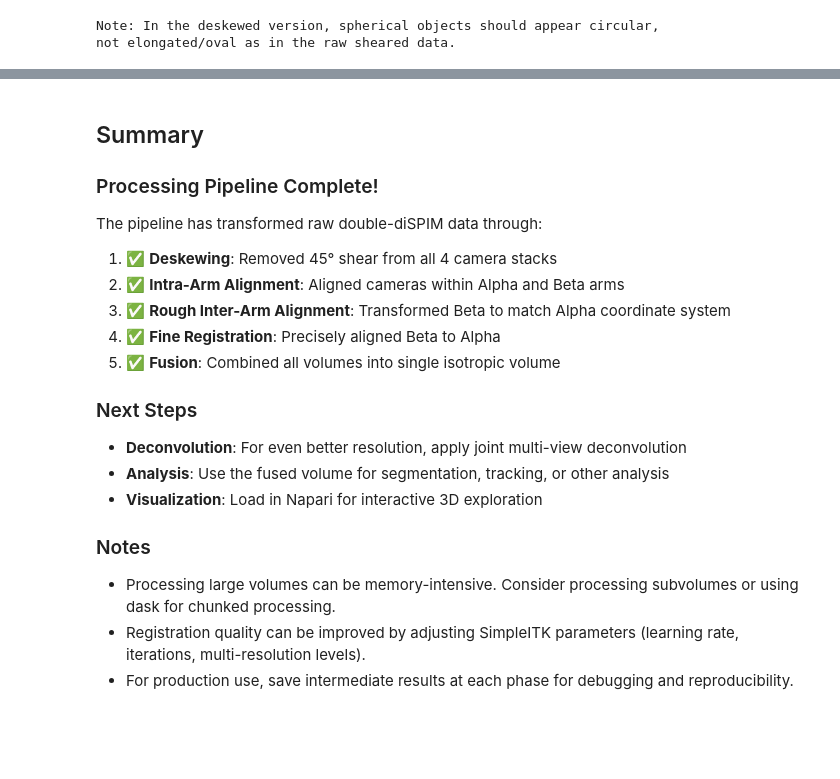
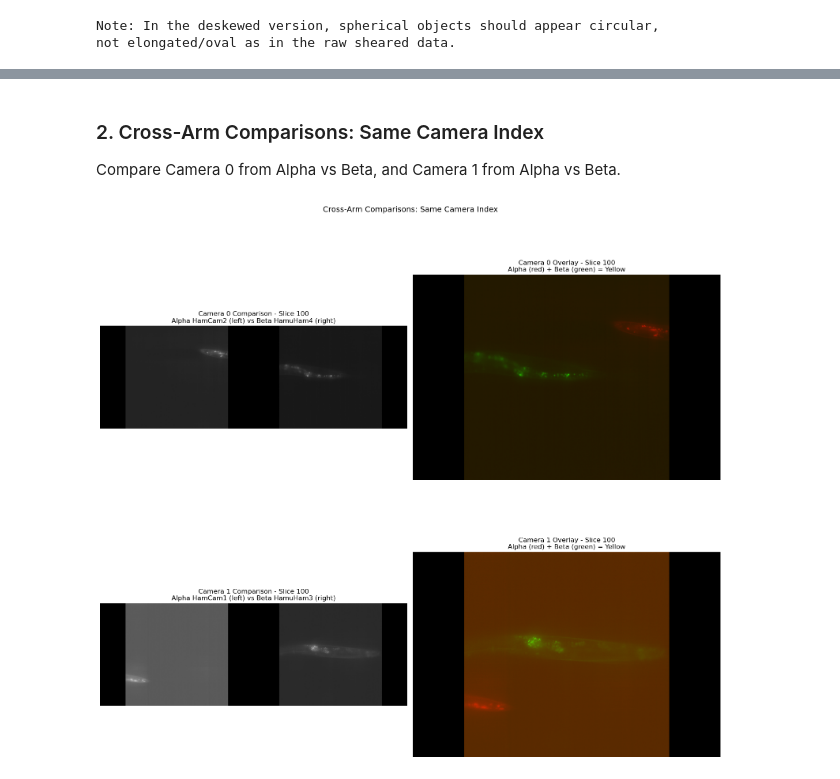
Before and after one commit to qsimeon/dispim_data, a Jupyter notebook: dispim_processing.ipynb, the cells around one changed output, grey strips where cells are left out. Drawn from its saved outputs; the diff is of its cells as text; code cells hidden in the pictures; blank space fills up the shorter version.

```diff
--- a/dispim_processing.ipynb
+++ b/dispim_processing.ipynb
@@ -793,24 +424,55 @@ Save the processed volumes for further analysis or visualization in other tools
-# %% [markdown]
-## Summary
-
-### Processing Pipeline Complete!
-
-The pipeline has transformed raw double-diSPIM data through:
-
-1. ✅ **Deskewing**: Removed 45° shear from all 4 camera stacks
-2. ✅ **Intra-Arm Alignment**: Aligned cameras within Alpha and Beta arms
-3. ✅ **Rough Inter-Arm Alignment**: Transformed Beta to match Alpha coordinate system
-4. ✅ **Fine Registration**: Precisely aligned Beta to Alpha
-5. ✅ **Fusion**: Combined all volumes into single isotropic volume
-
-### Next Steps
-
-- **Deconvolution**: For even better resolution, apply joint multi-view deconvolution
-- **Analysis**: Use the fused volume for segmentation, tracking, or other analysis
-- **Visualization**: Load in Napari for interactive 3D exploration
-
-### Notes
-
-- Processing large volumes can be memory-intensive. Consider processing subvolumes or using dask for chunked processing.
-- Registration quality can be improved by adjusting SimpleITK parameters (learning rate, iterations, multi-resolution levels).
-- For production use, save intermediate results at each phase for debugging and reproducibility.
+# %% [markdown]
+### 2. Cross-Arm Comparisons: Same Camera Index
+
+Compare Camera 0 from Alpha vs Beta, and Camera 1 from Alpha vs Beta.
+# %%
+if alpha_data is not None:
+    slice_idx = alpha_cam0_deskewed.shape[0] // 2
+
+    fig, axes = plt.subplots(2, 2, figsize=(16, 16))
+
+    # Camera 0: Alpha vs Beta side-by-side
+    frame_cam0, _, _, _, _ = create_side_by_side_frame(
+        alpha_cam0_deskewed[slice_idx, :, :],
+        beta_cam0_deskewed[slice_idx, :, :],
+        normalize=False
+    )
+    axes[0, 0].imshow(frame_cam0, cmap='gray', vmin=0, vmax=1)
+    axes[0, 0].set_title(f'Camera 0 Comparison - Slice {slice_idx}\nAlpha {alpha_meta["channel_names"][0]} (left) vs Beta {beta_meta["channel_names"][0]} (right)', fontsize=12)
+    axes[0, 0].axis('off')
+
+    # Camera 0: Alpha vs Beta overlay
+    overlay_cam0 = np.zeros((alpha_cam0_deskewed.shape[1], alpha_cam0_deskewed.shape[2], 3))
+    alpha_cam0_scaled, _, _ = scale_image_for_display(alpha_cam0_deskewed[slice_idx, :, :])
+    beta_cam0_scaled, _, _ = scale_image_for_display(beta_cam0_deskewed[slice_idx, :, :])
+    overlay_cam0[:, :, 0] = alpha_cam0_scaled  # Red = Alpha
+    overlay_cam0[:, :, 1] = beta_cam0_scaled   # Green = Beta
+    axes[0, 1].imshow(overlay_cam0, aspect='equal')
+    axes[0, 1].set_title(f'Camera 0 Overlay - Slice {slice_idx}\nAlpha (red) + Beta (green) = Yellow', fontsize=12)
+    axes[0, 1].axis('off')
+
+    # Camera 1: Alpha vs Beta side-by-side
+    frame_cam1, _, _, _, _ = create_side_by_side_frame(
+        alpha_cam1_deskewed[slice_idx, :, :],
+        beta_cam1_deskewed[slice_idx, :, :],
+        normalize=False
+    )
+    axes[1, 0].imshow(frame_cam1, cmap='gray', vmin=0, vmax=1)
+    axes[1, 0].set_title(f'Camera 1 Comparison - Slice {slice_idx}\nAlpha {alpha_meta["channel_names"][1]} (left) vs Beta {beta_meta["channel_names"][1]} (right)', fontsize=12)
+    axes[1, 0].axis('off')
+
+    # Camera 1: Alpha vs Beta overlay
+    overlay_cam1 = np.zeros((alpha_cam1_deskewed.shape[1], alpha_cam1_deskewed.shape[2], 3))
+    alpha_cam1_scaled, _, _ = scale_image_for_display(alpha_cam1_deskewed[slice_idx, :, :])
+    beta_cam1_scaled, _, _ = scale_image_for_display(beta_cam1_deskewed[slice_idx, :, :])
+    overlay_cam1[:, :, 0] = alpha_cam1_scaled  # Red = Alpha
+    overlay_cam1[:, :, 1] = beta_cam1_scaled   # Green = Beta
+    axes[1, 1].imshow(overlay_cam1, aspect='equal')
+    axes[1, 1].set_title(f'Camera 1 Overlay - Slice {slice_idx}\nAlpha (red) + Beta (green) = Yellow', fontsize=12)
+    axes[1, 1].axis('off')
+
+    plt.suptitle('Cross-Arm Comparisons: Same Camera Index', fontsize=14)
+    plt.tight_layout()
+    plt.show()
+# %% [output]
+[figure, added]
```
Also changed, not shown: parts of 28 cells of this notebook, 2 other files.
